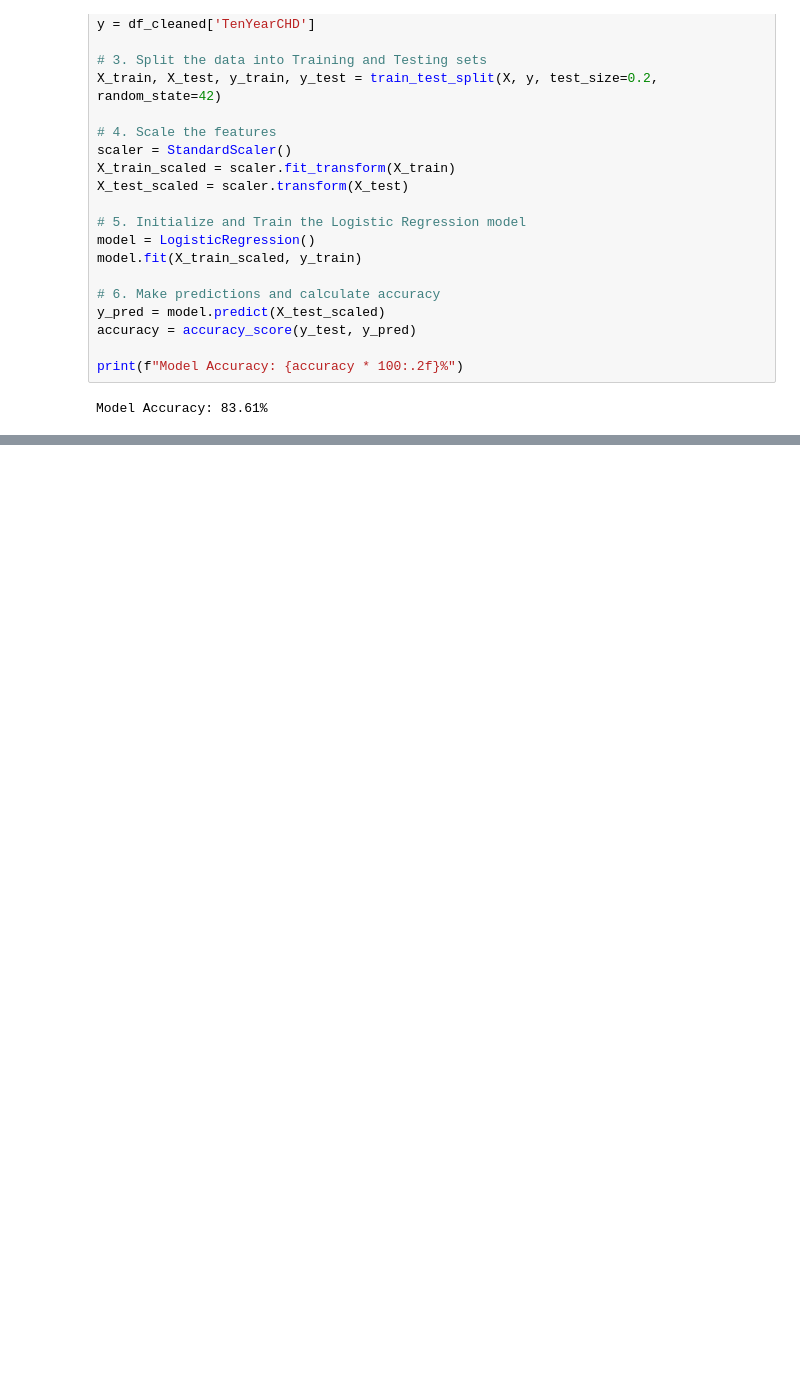
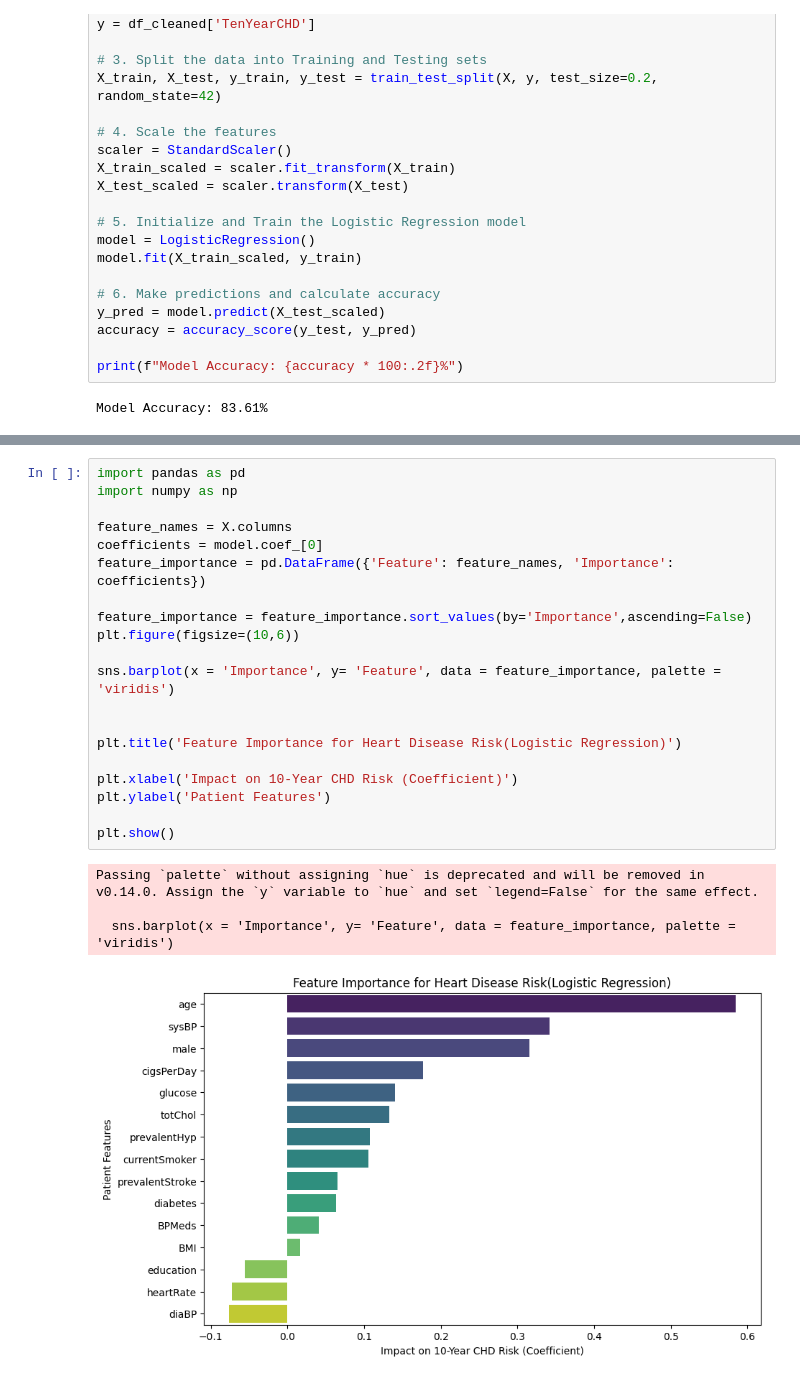
Before and after one commit to Ritika-Sharma-gif/Machine-Learning-Projects, a Jupyter notebook: logisticregression.ipynb, the cells around one changed output, grey strips where cells are left out. Saved outputs shown, nothing was run; the diff lists cells and outputs as text; blank space fills up the shorter version.

```diff
--- a/logisticregression.ipynb
+++ b/logisticregression.ipynb
@@ -87,0 +122,25 @@ Model Accuracy: 83.61%
+# %%
+import pandas as pd
+import numpy as np
+
+feature_names = X.columns
+coefficients = model.coef_[0]
+feature_importance = pd.DataFrame({'Feature': feature_names, 'Importance': coefficients})
+
+feature_importance = feature_importance.sort_values(by='Importance',ascending=False)
+plt.figure(figsize=(10,6))
+
+sns.barplot(x = 'Importance', y= 'Feature', data = feature_importance, palette = 'viridis')
+
+
+plt.title('Feature Importance for Heart Disease Risk(Logistic Regression)')
+
+plt.xlabel('Impact on 10-Year CHD Risk (Coefficient)')
+plt.ylabel('Patient Features')
+
+plt.show()
+# %% [output]
+Passing `palette` without assigning `hue` is deprecated and will be removed in v0.14.0. Assign the `y` variable to `hue` and set `legend=False` for the same effect.
+
+  sns.barplot(x = 'Importance', y= 'Feature', data = feature_importance, palette = 'viridis')
+[figure, added]
```
Also changed, not shown: parts of 3 cells of this notebook.
